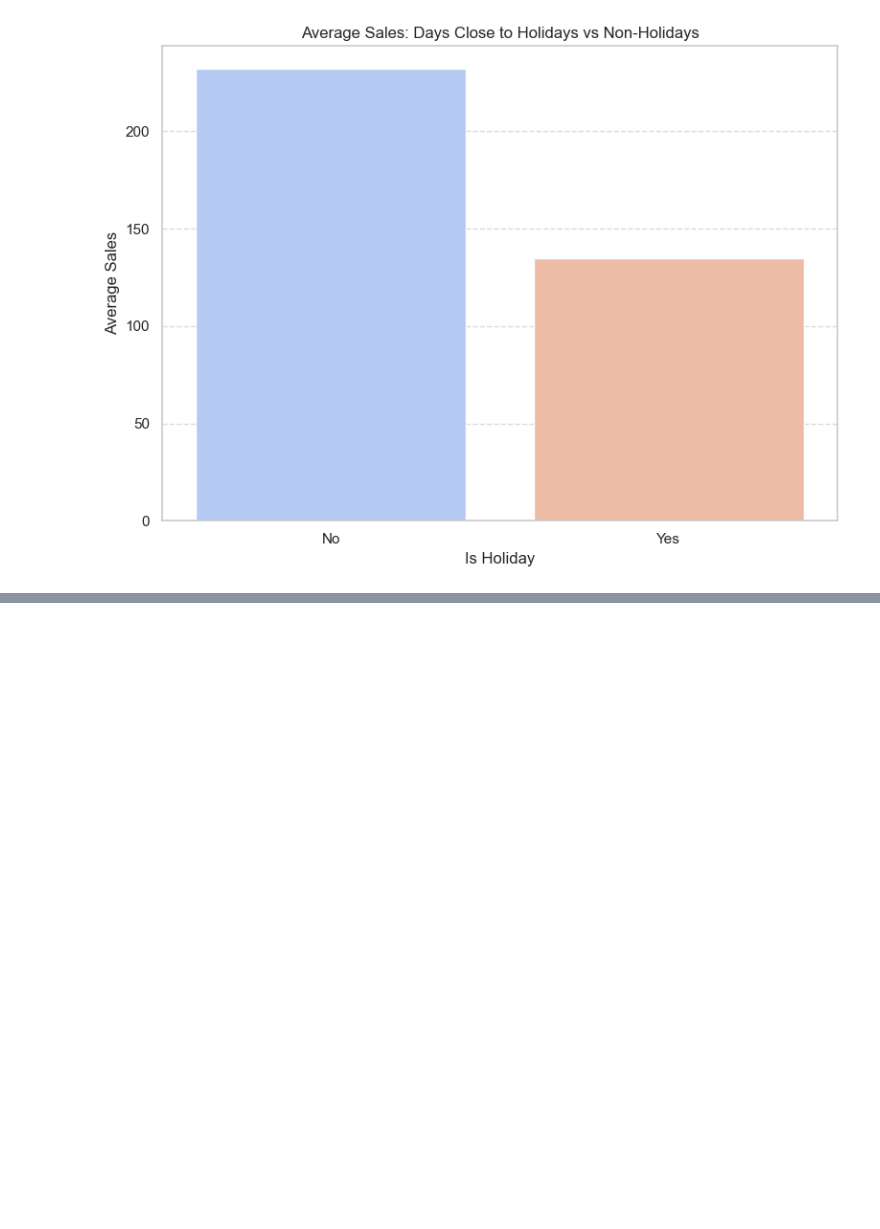
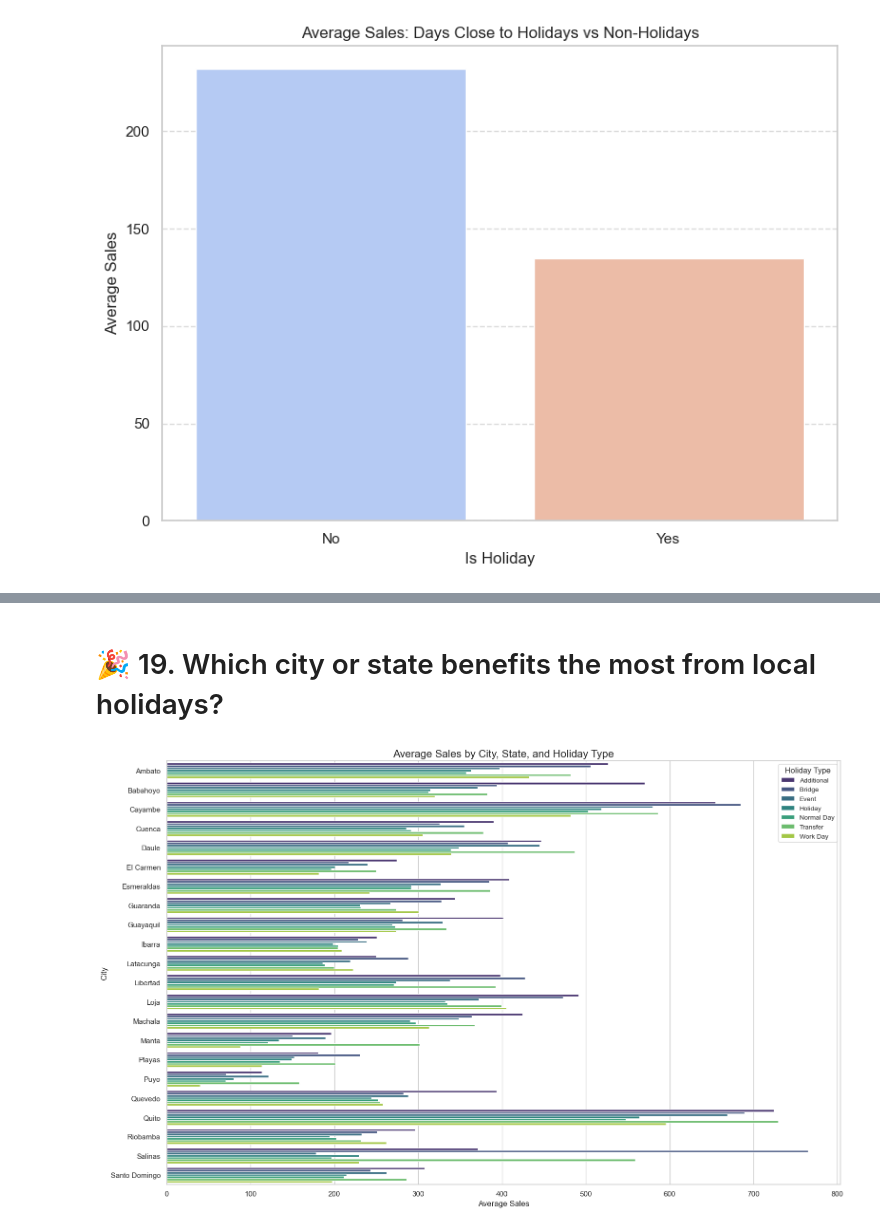
Before and after one commit to Seif-Eldin-Omar/sales-forecasting-optimization, a Jupyter notebook: notebooks/visualization_demo.ipynb, the cells around one changed output, grey strips where cells are left out. Saved outputs shown, nothing was run; the diff lists cells and outputs as text; code cells hidden in the pictures; blank space fills up the shorter version.

```diff
--- a/notebooks/visualization_demo.ipynb
+++ b/notebooks/visualization_demo.ipynb
@@ -709,0 +734,27 @@ plt.show()
+# %% [markdown]
+# 🎉 19. Which city or state benefits the most from local holidays?
+# %%
+city_state_holiday_sales = df.groupby(['city', 'state', 'holiday_type'])['sales'].mean().reset_index()
+city_state_holiday_sales
+plt.figure(figsize=(16, 10))
+sns.set_theme(style="whitegrid")
+
+# Create the bar plot
+sns.barplot(
+    data=city_state_holiday_sales,
+    x='sales',
+    y='city',
+    hue='holiday_type',
+    palette='viridis'
+)
+
+# Customize the plot
+plt.title('Average Sales by City, State, and Holiday Type', fontsize=16)
+plt.xlabel('Average Sales', fontsize=12)
+plt.ylabel('City', fontsize=12)
+plt.legend(title='Holiday Type', fontsize=10)
+plt.tight_layout()
+
+plt.show()
+# %% [output]
+[figure, added]
```
Also changed, not shown: parts of 19 cells of this notebook, 6 other files.
